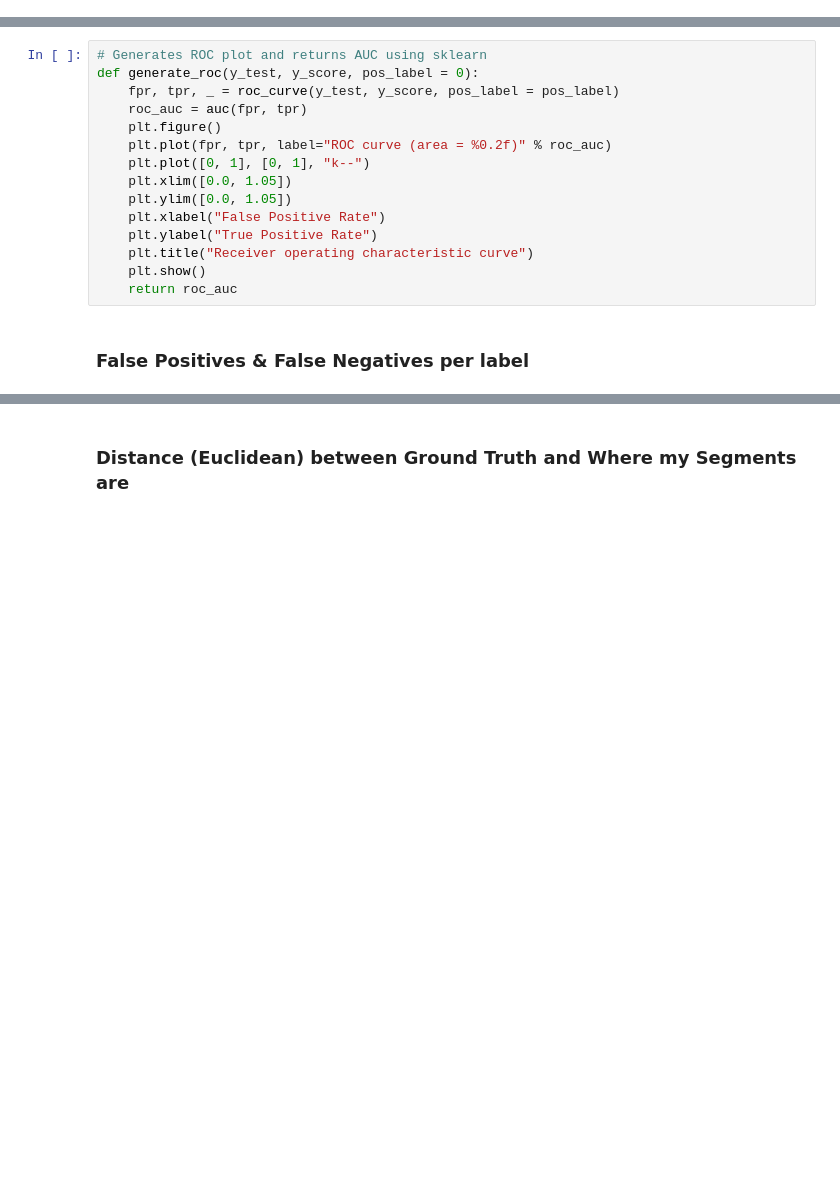
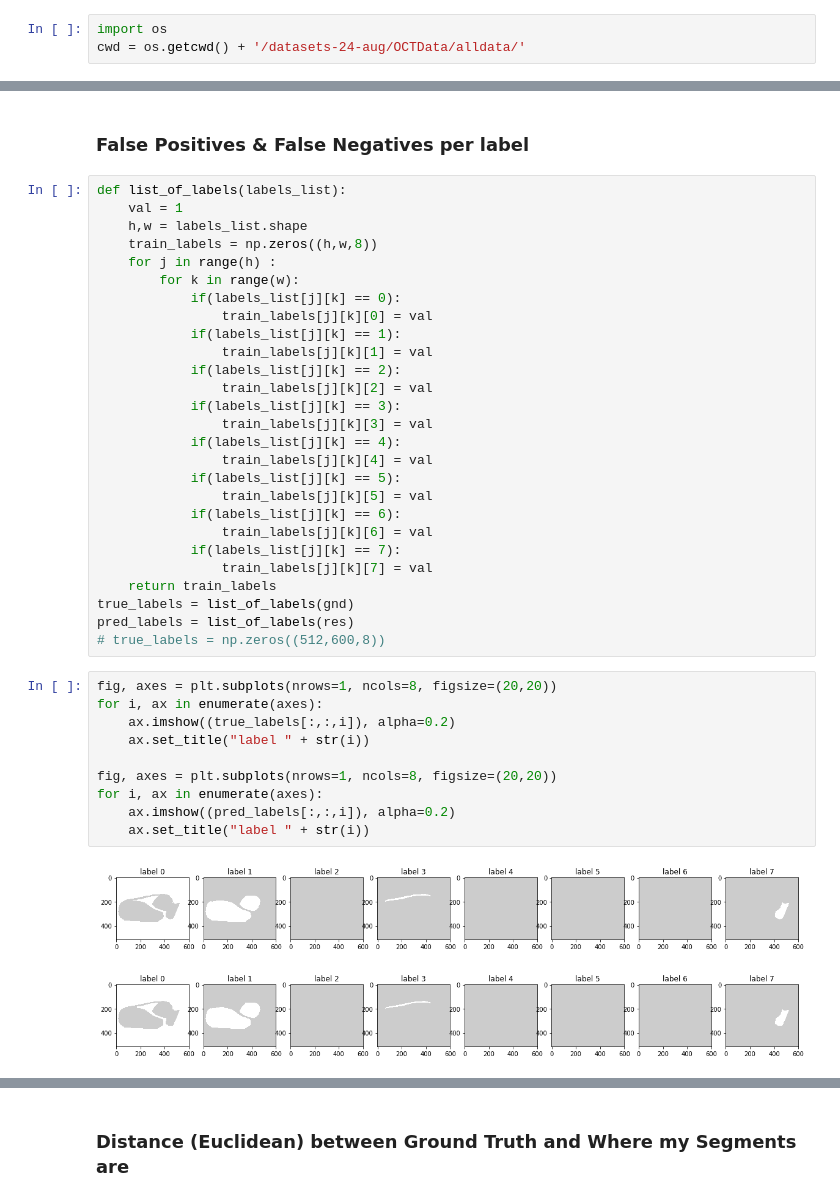
Before and after one commit to simasima121/relaynet_pytorch, a Jupyter notebook: Metrics.ipynb, the cells around one changed output, grey strips where cells are left out. Cells and saved outputs as stored; diff of their text form; blank space fills up the shorter version.

```diff
--- a/Metrics.ipynb
+++ b/Metrics.ipynb
@@ -0,0 +34,3 @@
+# %%
+import os
+cwd = os.getcwd() + '/datasets-24-aug/OCTData/alldata/'
@@ -14,17 +125,42 @@ File to generate metrics from each of the returned images.
-# %%
-# Generates ROC plot and returns AUC using sklearn
-def generate_roc(y_test, y_score, pos_label = 0):
-    fpr, tpr, _ = roc_curve(y_test, y_score, pos_label = pos_label)
-    roc_auc = auc(fpr, tpr)
-    plt.figure()
-    plt.plot(fpr, tpr, label="ROC curve (area = %0.2f)" % roc_auc)
-    plt.plot([0, 1], [0, 1], "k--")
-    plt.xlim([0.0, 1.05])
-    plt.ylim([0.0, 1.05])
-    plt.xlabel("False Positive Rate")
-    plt.ylabel("True Positive Rate")
-    plt.title("Receiver operating characteristic curve")
-    plt.show()
-    return roc_auc
 # %% [markdown]
 ### False Positives & False Negatives per label
+# %%
+def list_of_labels(labels_list):
+    val = 1
+    h,w = labels_list.shape
+    train_labels = np.zeros((h,w,8))
+    for j in range(h) :
+        for k in range(w):
+            if(labels_list[j][k] == 0):
+                train_labels[j][k][0] = val
+            if(labels_list[j][k] == 1):
+                train_labels[j][k][1] = val
+            if(labels_list[j][k] == 2):
+                train_labels[j][k][2] = val
+            if(labels_list[j][k] == 3):
+                train_labels[j][k][3] = val
+            if(labels_list[j][k] == 4):
+                train_labels[j][k][4] = val
+            if(labels_list[j][k] == 5):
+                train_labels[j][k][5] = val
+            if(labels_list[j][k] == 6):
+                train_labels[j][k][6] = val
+            if(labels_list[j][k] == 7):
+                train_labels[j][k][7] = val
+    return train_labels
+true_labels = list_of_labels(gnd)
+pred_labels = list_of_labels(res)
+# true_labels = np.zeros((512,600,8))
+# %%
+fig, axes = plt.subplots(nrows=1, ncols=8, figsize=(20,20))
+for i, ax in enumerate(axes):
+    ax.imshow((true_labels[:,:,i]), alpha=0.2)
+    ax.set_title("label " + str(i))
+
+fig, axes = plt.subplots(nrows=1, ncols=8, figsize=(20,20))
+for i, ax in enumerate(axes):
+    ax.imshow((pred_labels[:,:,i]), alpha=0.2)
+    ax.set_title("label " + str(i))
+# %% [output]
+[figure, added]
+[figure, added]
```
Also changed, not shown: parts of 9 cells of this notebook, 3 other files.
